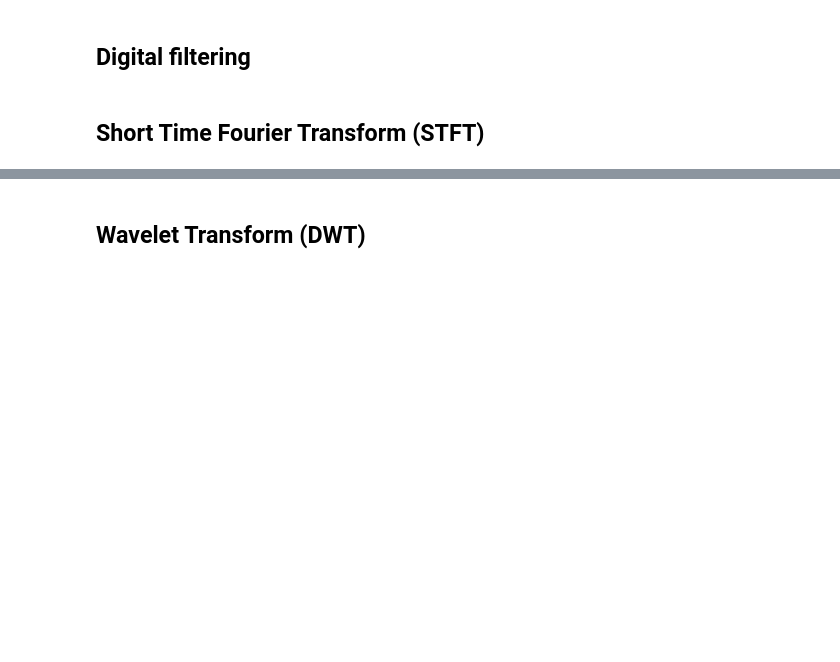
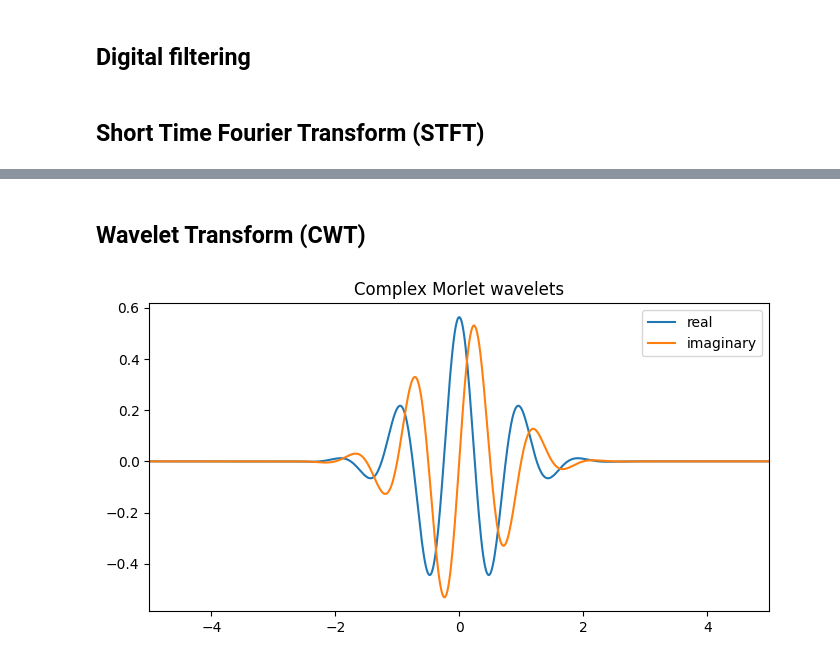
Before and after one commit to NJurquet/spectrobird, a Jupyter notebook: bird_songs_analysis.ipynb, the cells around one changed output, grey strips where cells are left out. Drawn from its saved outputs; the diff is of its cells as text; code cells hidden in the pictures; blank space fills up the shorter version.

Commit message:
Added Continuous Wavelet Transform using Morlet wavelet

```diff
--- a/bird_songs_analysis.ipynb
+++ b/bird_songs_analysis.ipynb
@@ -193,2 +193,15 @@ plt.show()
 # %% [markdown]
-## Wavelet Transform (DWT)
+## Wavelet Transform (CWT)
+# %%
+wvlet_name = "cmor1-1"
+wavelet = pywt.ContinuousWavelet(wvlet_name)
+[psi, x] = wavelet.wavefun(10)
+plt.figure(figsize=(8, 4))
+plt.plot(x, np.real(psi), label="real")
+plt.plot(x, np.imag(psi), label="imaginary")
+plt.title(f"{wavelet.family_name}")
+plt.xlim(-5, 5)
+plt.legend()
+plt.show()
+# %% [output]
+[figure, added]
```
Also changed, not shown: parts of 4 cells of this notebook.
